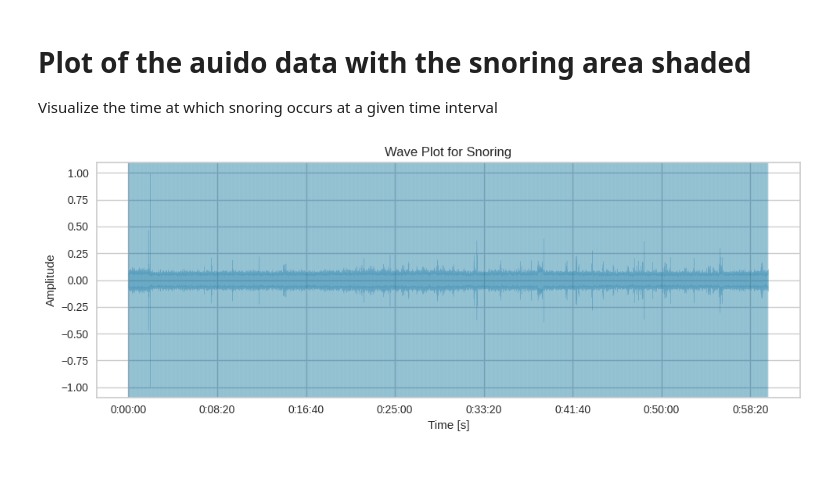
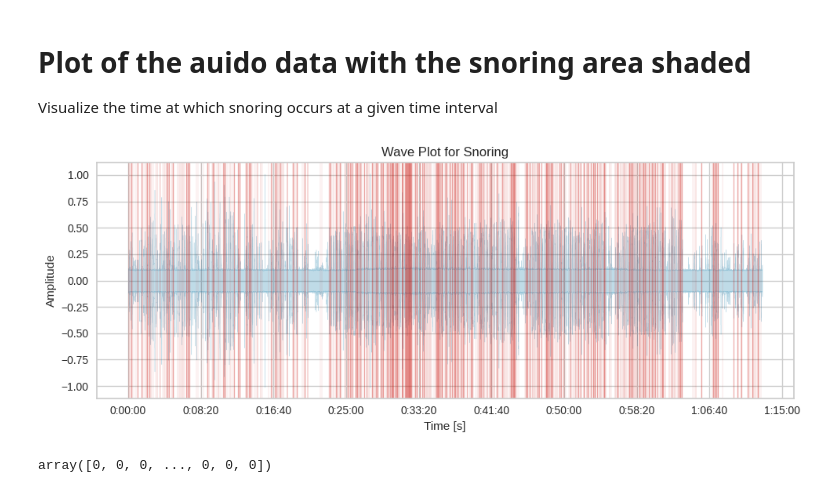
Before and after one commit to Ayikanying-ux/sleepiz_sleep_analysis, a Jupyter notebook: notebooks/preprocessing.ipynb, the cells around one changed output. Cells and saved outputs as stored; diff of their text form; code cells hidden in the pictures.

Commit message:
made visualizations for predictions

```diff
--- a/notebooks/preprocessing.ipynb
+++ b/notebooks/preprocessing.ipynb
@@ -349,7 +349,7 @@ preprocessing.snoring_visualization()
 # %%
 df = preprocessing.merge_dataframe()
 # %%
-audio, sr = librosa.load("../audio(1).wav")
+audio, sr = librosa.load("../output_audio(1).wav")
 # %%
 features = preprocessing.extract_mfcc_features(audio, sr)
 # %%
@@ -411,7 +420,7 @@ weighted avg       0.99      0.99      0.99       200
 
 segment_duration = 1
 overlap = 0.5
-audio, sample_rate = librosa.load("../audio(1).wav")
+audio, sample_rate = librosa.load("../data/1/1_41.wav")
 segment_size = int(segment_duration * sample_rate)
 hop_length = int(segment_size * (1 - overlap))
 segment_features = []
@@ -446,20 +489,27 @@ Snoring not detected
 # Plot of the auido data with the snoring area shaded
 Visualize the time at which snoring occurs at a given time interval
 # %%
-snoring_indices = [i for i, prediction in enumerate(predictions)]
+snoring_indices = [i for i, prediction in enumerate(predictions) if prediction == 1]
+
 # Create the waveform plot using librosa.display.waveshow()
 plt.figure(figsize=(10, 4))
 librosa.display.waveshow(audio, alpha=0.25)
 
-# Shade regions where snoring is predicted
+# Shade regions where snoring is predicted for each second
+segment_duration = 1  # 1 second
 for i in snoring_indices:
-    if i == 1:
-        plt.axvspan(i * hop_length / sample_rate, (i + 1) * hop_length / sample_rate, color='r', alpha=0.1)
-    plt.axvspan(i * hop_length / sample_rate, (i + 1) * hop_length / sample_rate, color='b', alpha=0.1)
+    start_time = i * segment_duration
+    end_time = (i + 1) * segment_duration
+    plt.axvspan(start_time, end_time, color='r', alpha=0.25)
+
 plt.title("Wave Plot for Snoring")
 plt.xlabel("Time [s]")
 plt.ylabel("Amplitude")
 plt.tight_layout()
 plt.show()
 # %% [output]
-[figure, old version]
+[figure, new version]
+# %%
+predictions
+# %% [output]
+array([0, 0, 0, ..., 0, 0, 0])
```
Also changed, not shown: parts of 5 cells of this notebook.
